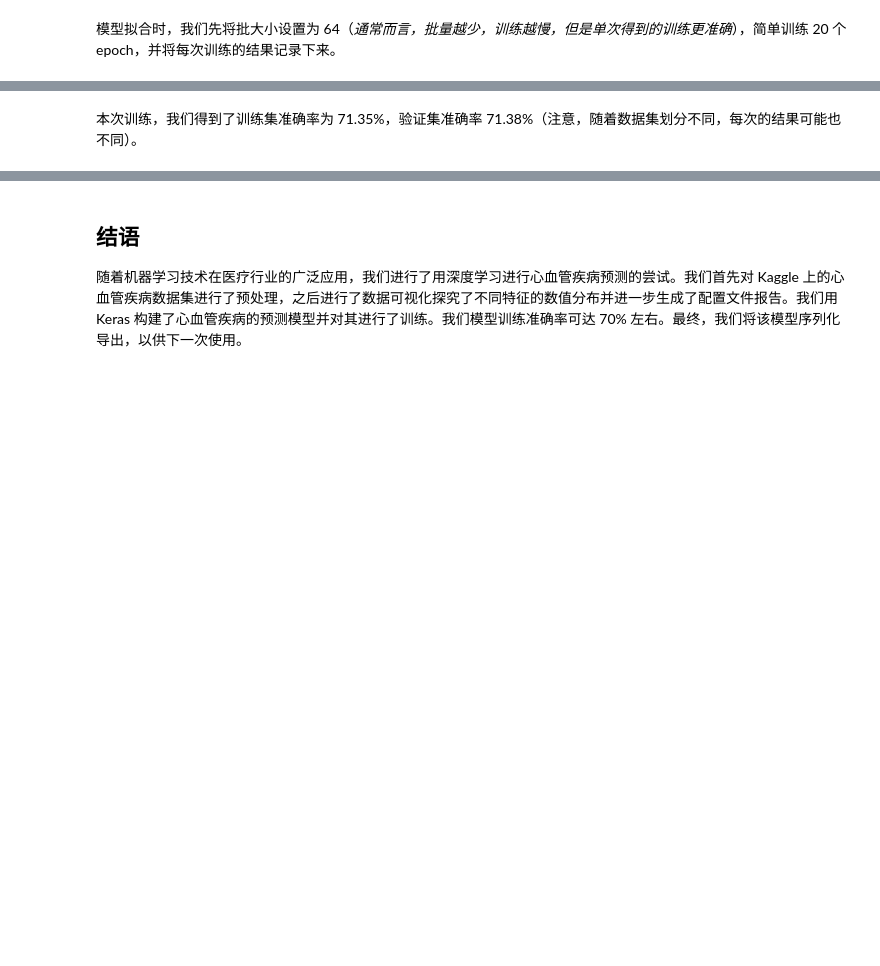
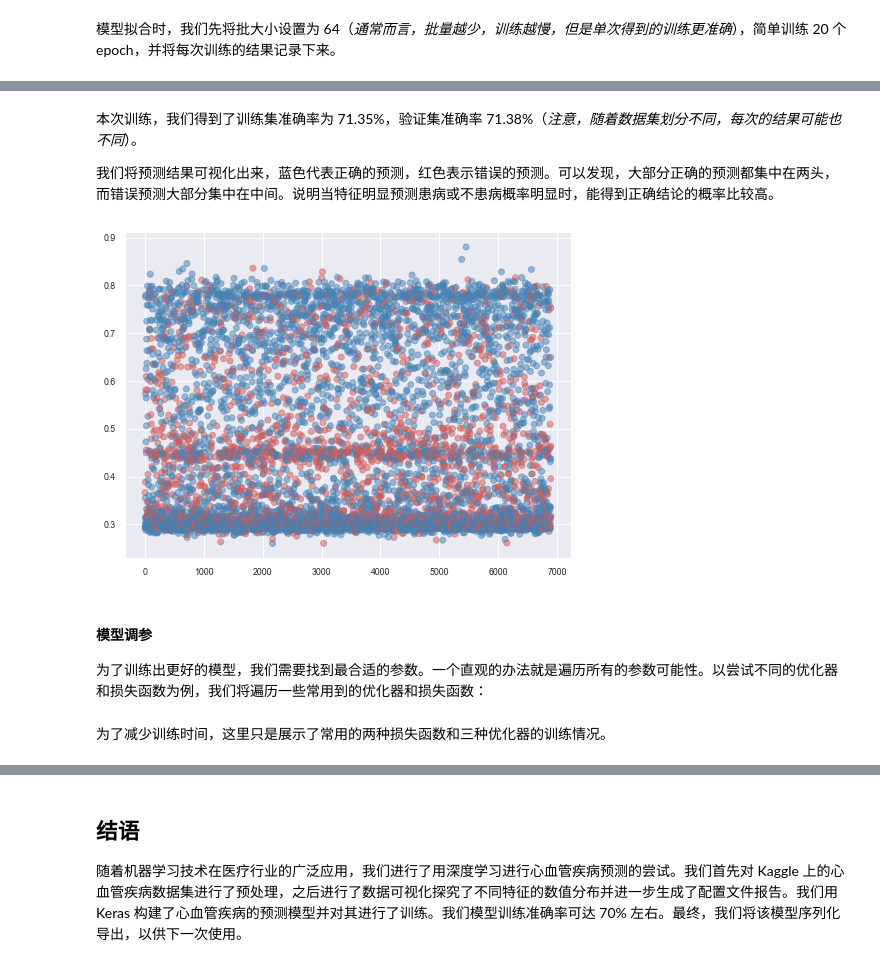
Before and after one commit to LovelyBuggies/Python_Cardiovascular_Disease_Predict, a Jupyter notebook: predict.ipynb, the cells around one changed output, grey strips where cells are left out. Cells and saved outputs as stored; diff of their text form; code cells hidden in the pictures; blank space fills up the shorter version.

```diff
--- a/predict.ipynb
+++ b/predict.ipynb
@@ -302,2 +369,27 @@ acc_valid_ann
 # %% [markdown]
-本次训练，我们得到了训练集准确率为 71.35%，验证集准确率 71.38%（注意，随着数据集划分不同，每次的结果可能也不同）。
+本次训练，我们得到了训练集准确率为 71.35%，验证集准确率 71.38%（*注意，随着数据集划分不同，每次的结果可能也不同*）。
+
+我们将预测结果可视化出来，蓝色代表正确的预测，红色表示错误的预测。可以发现，大部分正确的预测都集中在两头，而错误预测大部分集中在中间。说明当特征明显预测患病或不患病概率明显时，能得到正确结论的概率比较高。
+# %%
+plt.figure(figsize=(8,6))
+
+# 得到预测结果
+prediction_valid = model.predict(valid)
+prediction_flat = list(np.concatenate(prediction_valid).flat)
+
+# 计算预测结果正确与否
+color = [
+    'steelblue' if ground_truth.to_list()[i] == (prediction_valid[i] > 0.5) * 1
+    else 'indianred'
+    for i in range(len(prediction_valid))
+]
+
+# 绘制散点图
+plt.scatter(range(len(prediction_flat)), prediction_flat, c=color, alpha=0.5)
+plt.show()
+# %% [output]
+[figure, added]
+# %% [markdown]
+#### 模型调参
+
+为了训练出更好的模型，我们需要找到最合适的参数。一个直观的办法就是遍历所有的参数可能性。以尝试不同的优化器和损失函数为例，我们将遍历一些常用到的优化器和损失函数：
@@ -303,0 +420,2 @@ acc_valid_ann
+# %% [markdown]
+为了减少训练时间，这里只是展示了常用的两种损失函数和三种优化器的训练情况。
```
Also changed, not shown: parts of 47 cells of this notebook, 3 other files.
